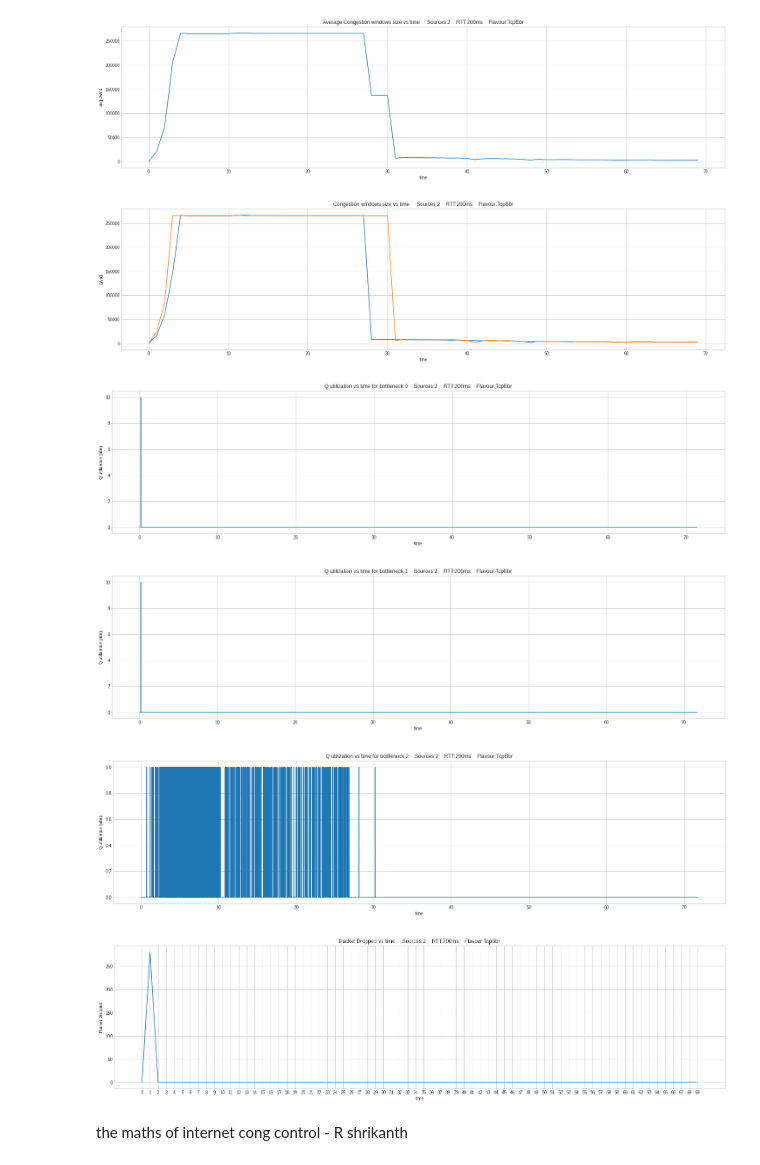
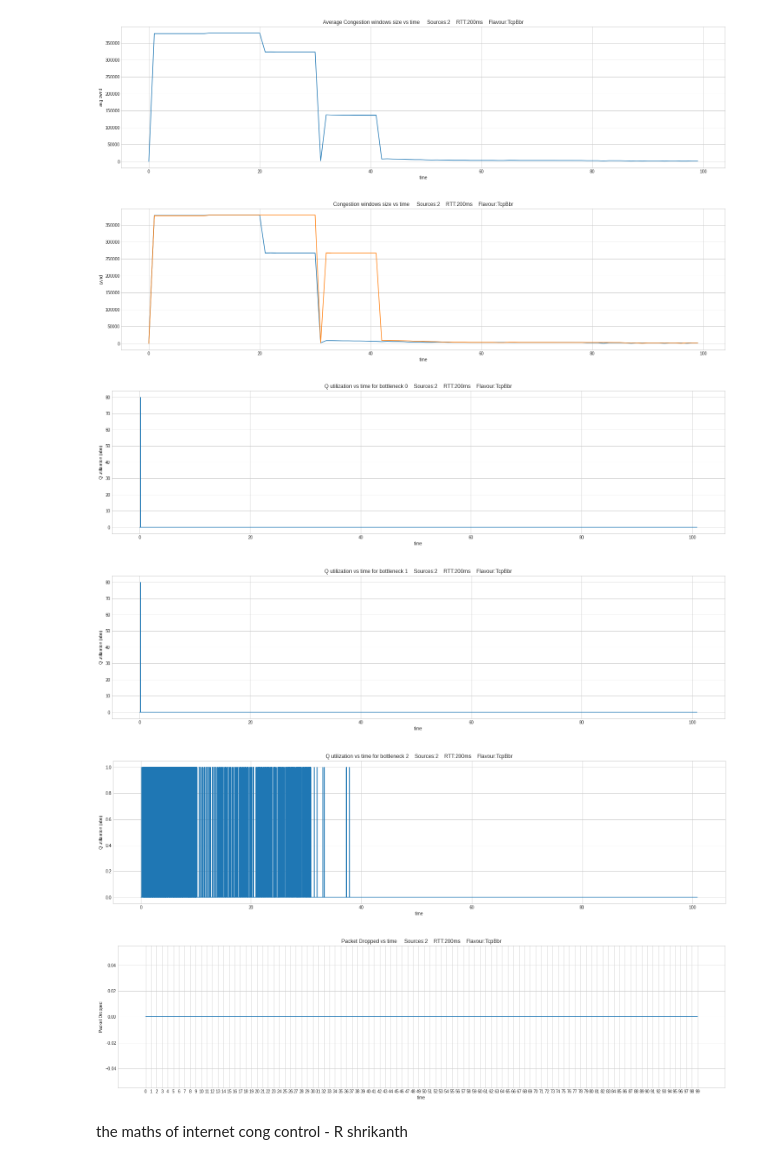
Before and after one commit to divyashk/TCP-BBR-ns3, a Jupyter notebook: dumbell-ns3/report.ipynb, the cells around one changed output. Cells and saved outputs as stored; diff of their text form; code cells hidden in the pictures.

```diff
--- a/dumbell-ns3/report.ipynb
+++ b/dumbell-ns3/report.ipynb
@@ -216,16 +216,16 @@ def main(flavour = "TcpBbr" , time = 200 ,total_access_bandwidth = 120, bottlene
 pktSize = 536
 # 3 bottleneck topology
 main(flavour = "TcpBbr",
-     time = 70,
+     time = 100,
      noOfSource = 2,
      total_access_bandwidth = "1000Mbps",
      RTT = "200ms",
-     bottleneck_bandwidth_A = "1Mbps",
-     bottleneck_bandwidth_B = "1Mbps",
-     bottleneck_bandwidth_C = "1Mbps",
-     bottleneck_delay = "10ms",
+     bottleneck_bandwidth_A = "100Mbps",
+     bottleneck_bandwidth_B = "100Mbps",
+     bottleneck_bandwidth_C = "200Mbps",
+     bottleneck_delay = "1ms",
      packetSize = pktSize,
-     queueL = "10p",
+     queueL = "2084p",
      enableBottleneckTrace = 0,
      )
 # %% [output]
@@ -248,9 +247,9 @@ main(flavour = "TcpBbr",
-[figure, old version]
+[figure, new version]
-[figure, old version]
+[figure, new version]
-[figure, old version]
+[figure, new version]
-[figure, old version]
+[figure, new version]
-[figure, old version]
+[figure, new version]
-[figure, old version]
+[figure, new version]
 # %% [markdown]
 the maths of internet cong control - R shrikanth
 # %%
```
Also changed, not shown: parts of 1 cell of this notebook.
